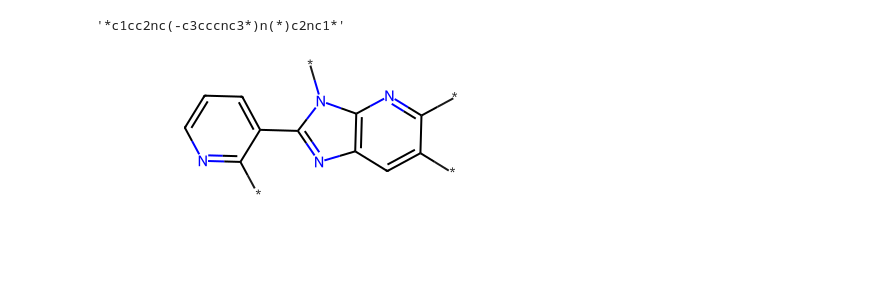
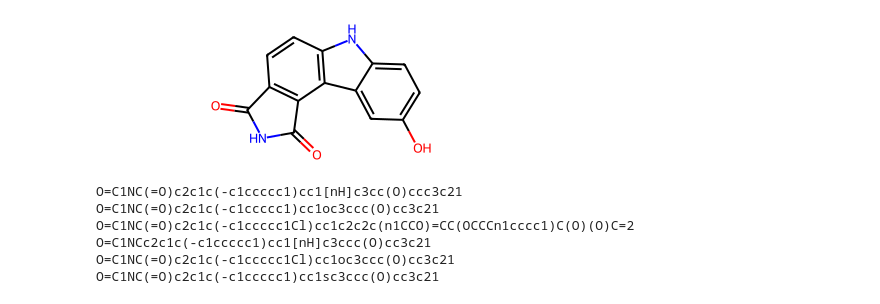
Before and after one commit to Popov-Lab-UNC/mockdock, a Jupyter notebook: notebooks/playground.ipynb, the cells around one changed output. Cells and saved outputs as stored; diff of their text form; code cells hidden in the pictures; blank space fills up the shorter version.

```diff
--- a/notebooks/playground.ipynb
+++ b/notebooks/playground.ipynb
@@ -3,8 +4,5 @@ from rdkit import Chem
-# %%
-Chem.MolToSmiles(Chem.MolFromSmiles("[*]C1=NC=CC=C1C2=NC3=CC([*])=C([*])N=C3N2[*]"))
-# %% [output]
-'*c1cc2nc(-c3cccnc3*)n(*)c2nc1*'
 # %%
-Chem.MolFromSmiles("*c1cc2nc(-c3cccnc3*)n(*)c2nc1*")
+mcs = Chem.MolFromSmiles("O=C1NC(=O)C2=C1C=CC1=C2C2=CC(O)=CC=C2N1")
+mcs
 # %% [output]
-[figure, old version]
+[figure, new version]
@@ -10,0 +11,12 @@ Chem.MolFromSmiles("*c1cc2nc(-c3cccnc3*)n(*)c2nc1*")
+# %%
+for smiles in df['canonical_smiles']:
+    mol = Chem.MolFromSmiles(smiles)
+    if not mol.HasSubstructMatch(mcs):
+        print(smiles)
+# %% [output]
+O=C1NC(=O)c2c1c(-c1ccccc1)cc1[nH]c3cc(O)ccc3c21
+O=C1NC(=O)c2c1c(-c1ccccc1)cc1oc3ccc(O)cc3c21
+O=C1NC(=O)c2c1c(-c1ccccc1Cl)cc1c2c2c(n1CCO)=CC(OCCCn1cccc1)C(O)(O)C=2
+O=C1NCc2c1c(-c1ccccc1)cc1[nH]c3ccc(O)cc3c21
+O=C1NC(=O)c2c1c(-c1ccccc1Cl)cc1oc3ccc(O)cc3c21
+O=C1NC(=O)c2c1c(-c1ccccc1)cc1sc3ccc(O)cc3c21
```
Also changed, not shown: parts of 3 cells of this notebook, 30 other files.
